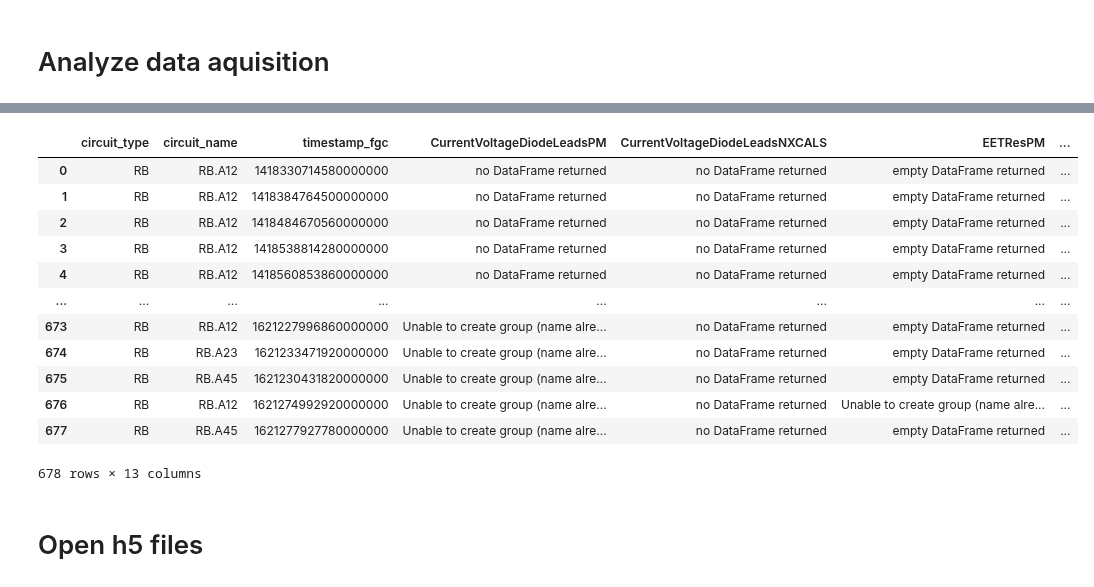
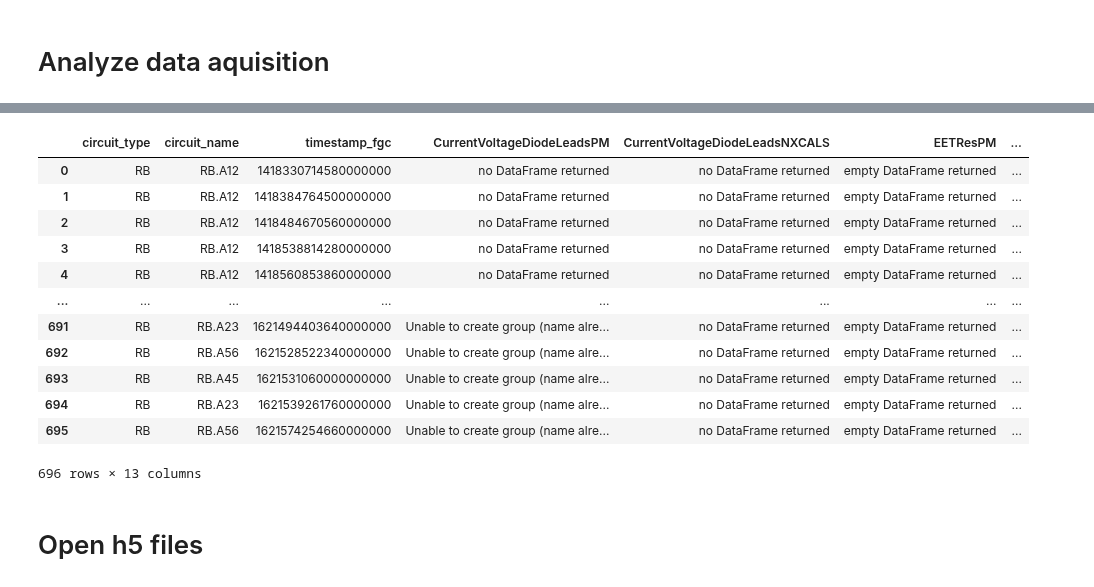
Before and after one commit to cobermai/lhc_anomaly_detection, a Jupyter notebook: notebooks/RB_FPA_datahandler.ipynb, the cells around one changed output, grey strips where cells are left out. Drawn from its saved outputs; the diff is of its cells as text; code cells hidden in the pictures.

```diff
--- a/notebooks/RB_FPA_datahandler.ipynb
+++ b/notebooks/RB_FPA_datahandler.ipynb
@@ -31,17 +105,17 @@ df_context
 # %%
-df_failed = pd.read_csv(failed_dir)
+df_failed = pd.read_csv('/eos/project/m/ml-for-alarm-system/private/RB_signals/failed_queries.csv')
 df_failed
 # %% [output]
 |  | circuit_type | circuit_name | timestamp_fgc | CurrentVoltageDiodeLeadsPM | CurrentVoltageDiodeLeadsNXCALS | EETResPM | ... |
 | 0 | RB | RB.A12 | 1418330714580000000 | no DataFrame returned | no DataFrame returned | empty DataFrame returned | ... |
 | 1 | RB | RB.A12 | 1418384764500000000 | no DataFrame returned | no DataFrame returned | empty DataFrame returned | ... |
 | 2 | RB | RB.A12 | 1418484670560000000 | no DataFrame returned | no DataFrame returned | empty DataFrame returned | ... |
 | 3 | RB | RB.A12 | 1418538814280000000 | no DataFrame returned | no DataFrame returned | empty DataFrame returned | ... |
 | 4 | RB | RB.A12 | 1418560853860000000 | no DataFrame returned | no DataFrame returned | empty DataFrame returned | ... |
 | ... | ... | ... | ... | ... | ... | ... | ... |
-| 673 | RB | RB.A12 | 1621227996860000000 | Unable to create group (name alre... | no DataFrame returned | empty DataFrame returned | ... |
-| 674 | RB | RB.A23 | 1621233471920000000 | Unable to create group (name alre... | no DataFrame returned | empty DataFrame returned | ... |
-| 675 | RB | RB.A45 | 1621230431820000000 | Unable to create group (name alre... | no DataFrame returned | empty DataFrame returned | ... |
-| 676 | RB | RB.A12 | 1621274992920000000 | Unable to create group (name alre... | no DataFrame returned | Unable to create group (name alre... | ... |
-| 677 | RB | RB.A45 | 1621277927780000000 | Unable to create group (name alre... | no DataFrame returned | empty DataFrame returned | ... |
+| 691 | RB | RB.A23 | 1621494403640000000 | Unable to create group (name alre... | no DataFrame returned | empty DataFrame returned | ... |
+| 692 | RB | RB.A56 | 1621528522340000000 | Unable to create group (name alre... | no DataFrame returned | empty DataFrame returned | ... |
+| 693 | RB | RB.A45 | 1621531060000000000 | Unable to create group (name alre... | no DataFrame returned | empty DataFrame returned | ... |
+| 694 | RB | RB.A23 | 1621539261760000000 | Unable to create group (name alre... | no DataFrame returned | empty DataFrame returned | ... |
+| 695 | RB | RB.A56 | 1621574254660000000 | Unable to create group (name alre... | no DataFrame returned | empty DataFrame returned | ... |
-678 rows × 13 columns
+696 rows × 13 columns
```
Also changed, not shown: parts of 11 cells of this notebook, 5 other files.
